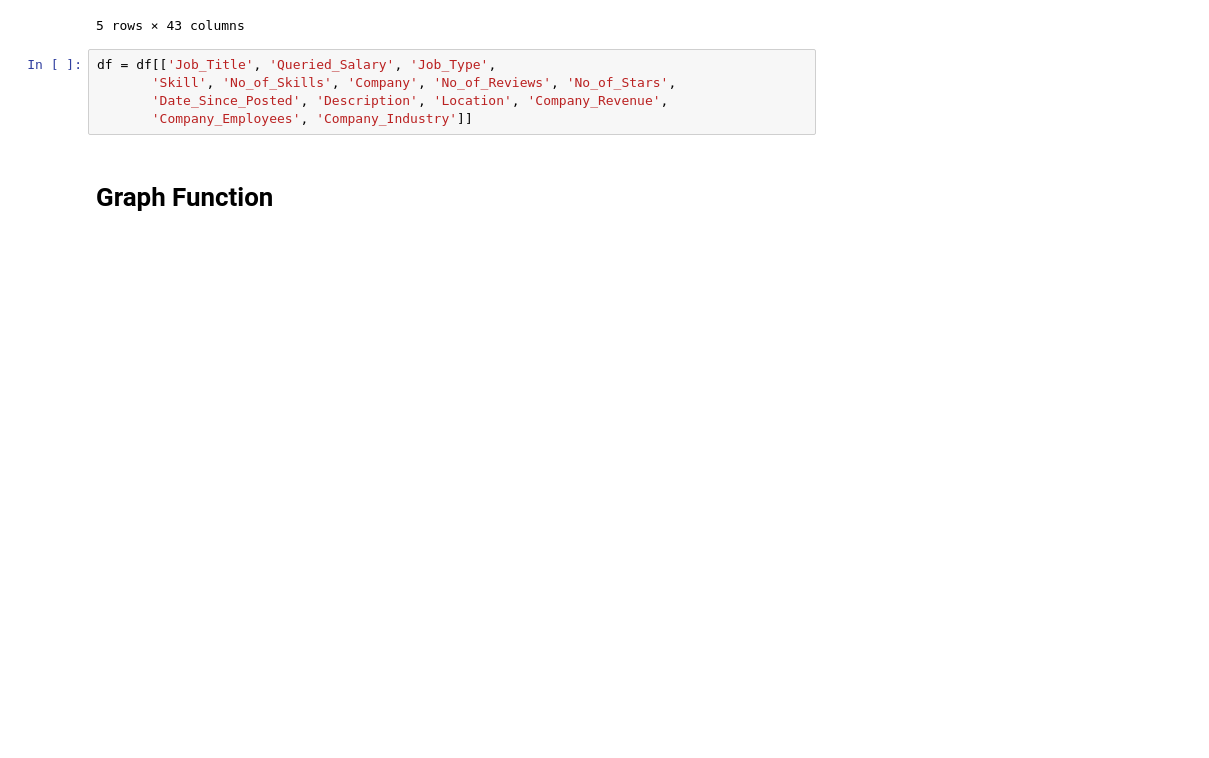
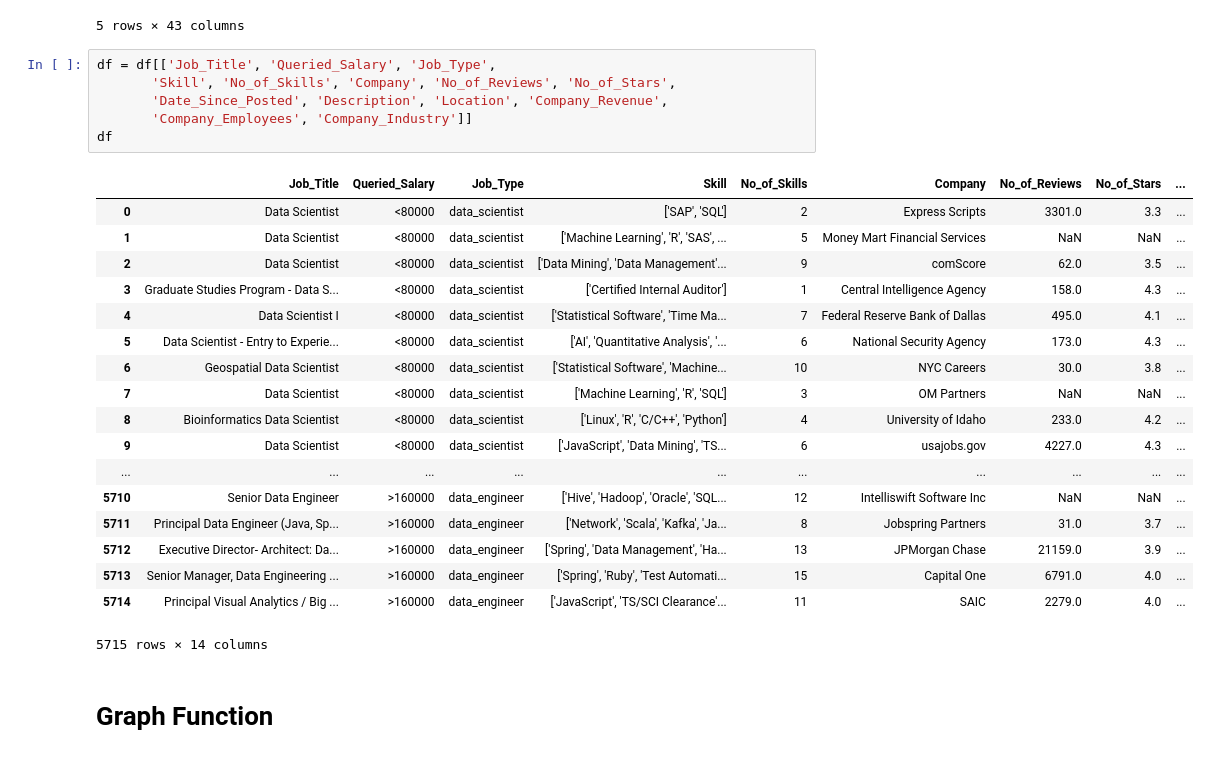
Before and after one commit to wcopeland118/Analysis-of-Data-Job-Salaries, a Jupyter notebook: Will/Data Exploration.ipynb, the cells around one changed output. Saved outputs shown, nothing was run; the diff lists cells and outputs as text; blank space fills up the shorter version.

```diff
--- a/Will/Data Exploration.ipynb
+++ b/Will/Data Exploration.ipynb
@@ -19,7 +22,27 @@ df.head()
 # %%
 df = df[['Job_Title', 'Queried_Salary', 'Job_Type',
        'Skill', 'No_of_Skills', 'Company', 'No_of_Reviews', 'No_of_Stars',
        'Date_Since_Posted', 'Description', 'Location', 'Company_Revenue',
        'Company_Employees', 'Company_Industry']]
+df
+# %% [output]
+|  | Job_Title | Queried_Salary | Job_Type | Skill | No_of_Skills | Company | No_of_Reviews | No_of_Stars | ... |
+| 0 | Data Scientist | <80000 | data_scientist | ['SAP', 'SQL'] | 2 | Express Scripts | 3301.0 | 3.3 | ... |
+| 1 | Data Scientist | <80000 | data_scientist | ['Machine Learning', 'R', 'SAS', ... | 5 | Money Mart Financial Services | NaN | NaN | ... |
+| 2 | Data Scientist | <80000 | data_scientist | ['Data Mining', 'Data Management'... | 9 | comScore | 62.0 | 3.5 | ... |
+| 3 | Graduate Studies Program - Data S... | <80000 | data_scientist | ['Certified Internal Auditor'] | 1 | Central Intelligence Agency | 158.0 | 4.3 | ... |
+| 4 | Data Scientist I | <80000 | data_scientist | ['Statistical Software', 'Time Ma... | 7 | Federal Reserve Bank of Dallas | 495.0 | 4.1 | ... |
+| 5 | Data Scientist - Entry to Experie... | <80000 | data_scientist | ['AI', 'Quantitative Analysis', '... | 6 | National Security Agency | 173.0 | 4.3 | ... |
+| 6 | Geospatial Data Scientist | <80000 | data_scientist | ['Statistical Software', 'Machine... | 10 | NYC Careers | 30.0 | 3.8 | ... |
+| 7 | Data Scientist | <80000 | data_scientist | ['Machine Learning', 'R', 'SQL'] | 3 | OM Partners | NaN | NaN | ... |
+| 8 | Bioinformatics Data Scientist | <80000 | data_scientist | ['Linux', 'R', 'C/C++', 'Python'] | 4 | University of Idaho | 233.0 | 4.2 | ... |
+| 9 | Data Scientist | <80000 | data_scientist | ['JavaScript', 'Data Mining', 'TS... | 6 | usajobs.gov | 4227.0 | 4.3 | ... |
+| ... | ... | ... | ... | ... | ... | ... | ... | ... | ... |
+| 5710 | Senior Data Engineer | >160000 | data_engineer | ['Hive', 'Hadoop', 'Oracle', 'SQL... | 12 | Intelliswift Software Inc | NaN | NaN | ... |
+| 5711 | Principal Data Engineer (Java, Sp... | >160000 | data_engineer | ['Network', 'Scala', 'Kafka', 'Ja... | 8 | Jobspring Partners | 31.0 | 3.7 | ... |
+| 5712 | Executive Director- Architect: Da... | >160000 | data_engineer | ['Spring', 'Data Management', 'Ha... | 13 | JPMorgan Chase | 21159.0 | 3.9 | ... |
+| 5713 | Senior Manager, Data Engineering ... | >160000 | data_engineer | ['Spring', 'Ruby', 'Test Automati... | 15 | Capital One | 6791.0 | 4.0 | ... |
+| 5714 | Principal Visual Analytics / Big ... | >160000 | data_engineer | ['JavaScript', 'TS/SCI Clearance'... | 11 | SAIC | 2279.0 | 4.0 | ... |
+5715 rows × 14 columns
 # %% [markdown]
 # Graph Function
```
Also changed, not shown: parts of 14 cells of this notebook, 6 other files.
